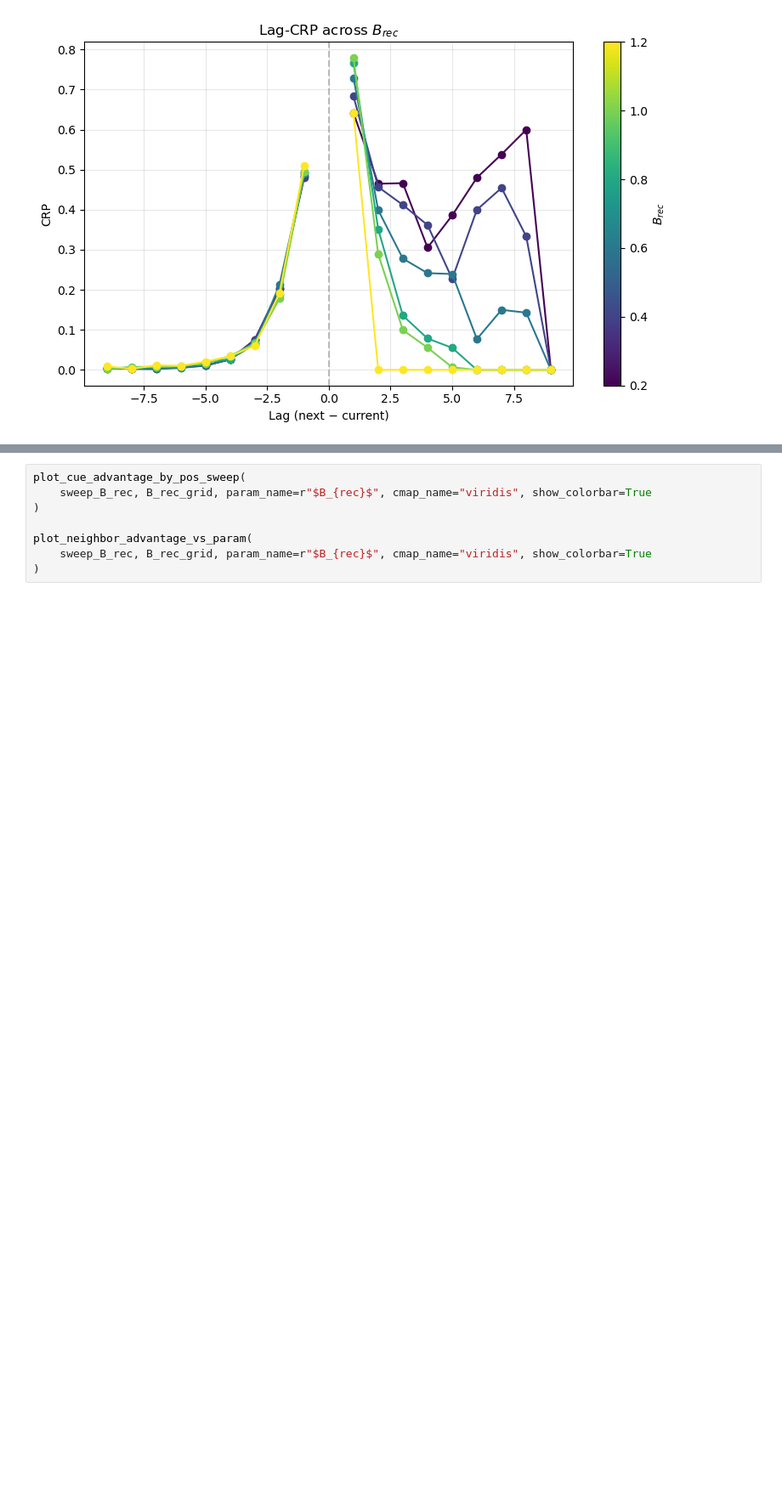
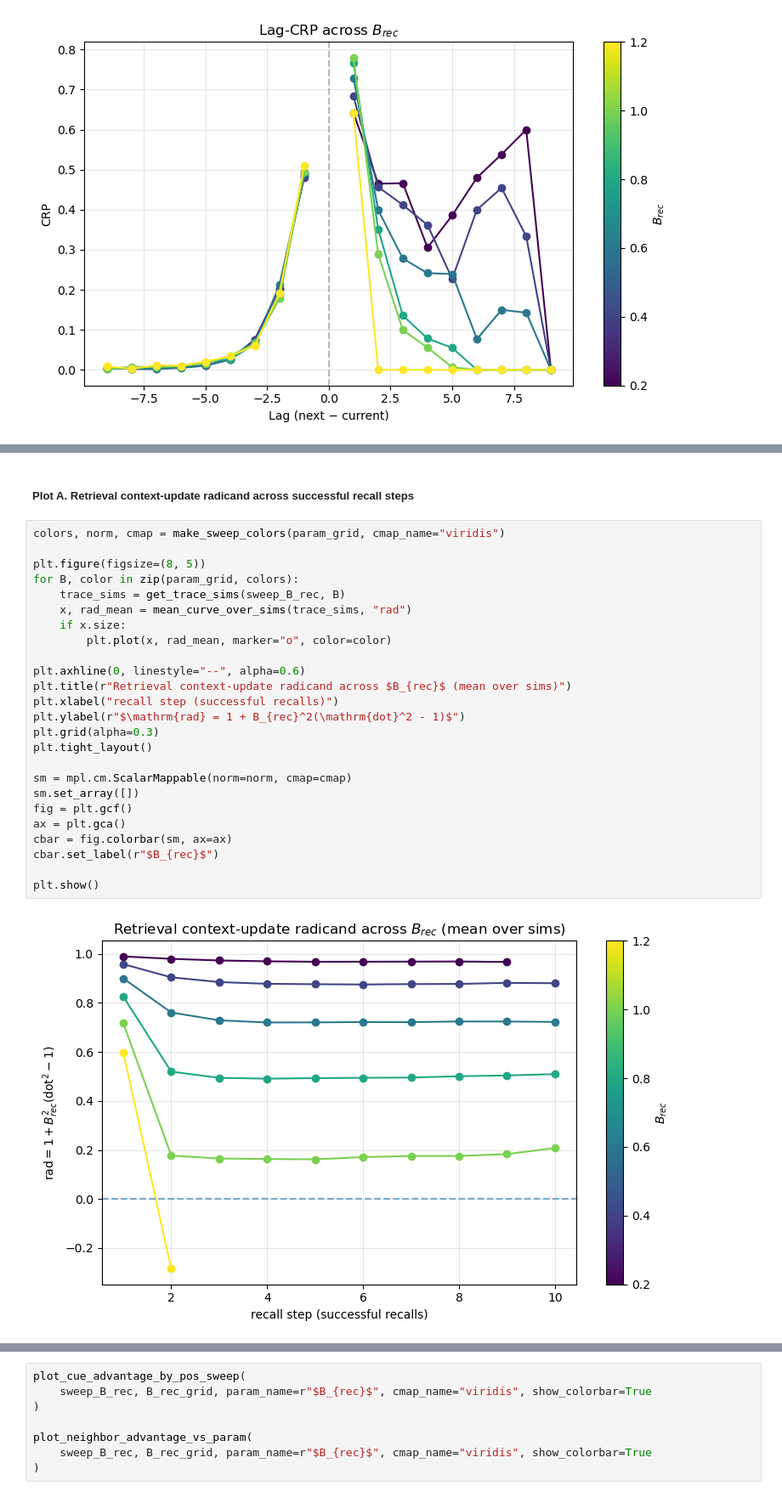
Before and after one commit to beaverjuly/PTSD_MemorySegmentation, a Jupyter notebook: external/CMR_SEM/CMR_MultiParameterSweep.ipynb, the cells around one changed output, grey strips where cells are left out. Shown at 85% size. Saved outputs shown, nothing was run; the diff lists cells and outputs as text; blank space fills up the shorter version.

```diff
--- a/external/CMR_SEM/CMR_MultiParameterSweep.ipynb
+++ b/external/CMR_SEM/CMR_MultiParameterSweep.ipynb
@@ -914,0 +1154,29 @@ plot_lag_crp_sweep(sweep_B_rec, B_rec_grid, param_name=r"$B_{rec}$")
+# %% [markdown]
+##### Plot A. Retrieval context-update radicand across successful recall steps
+# %%
+colors, norm, cmap = make_sweep_colors(param_grid, cmap_name="viridis")
+
+plt.figure(figsize=(8, 5))
+for B, color in zip(param_grid, colors):
+    trace_sims = get_trace_sims(sweep_B_rec, B)
+    x, rad_mean = mean_curve_over_sims(trace_sims, "rad")
+    if x.size:
+        plt.plot(x, rad_mean, marker="o", color=color)
+
+plt.axhline(0, linestyle="--", alpha=0.6)
+plt.title(r"Retrieval context-update radicand across $B_{rec}$ (mean over sims)")
+plt.xlabel("recall step (successful recalls)")
+plt.ylabel(r"$\mathrm{rad} = 1 + B_{rec}^2(\mathrm{dot}^2 - 1)$")
+plt.grid(alpha=0.3)
+plt.tight_layout()
+
+sm = mpl.cm.ScalarMappable(norm=norm, cmap=cmap)
+sm.set_array([])
+fig = plt.gcf()
+ax = plt.gca()
+cbar = fig.colorbar(sm, ax=ax)
+cbar.set_label(r"$B_{rec}$")
+
+plt.show()
+# %% [output]
+[figure, added]
```
Also changed, not shown: parts of 47 cells of this notebook, 1 other file.
